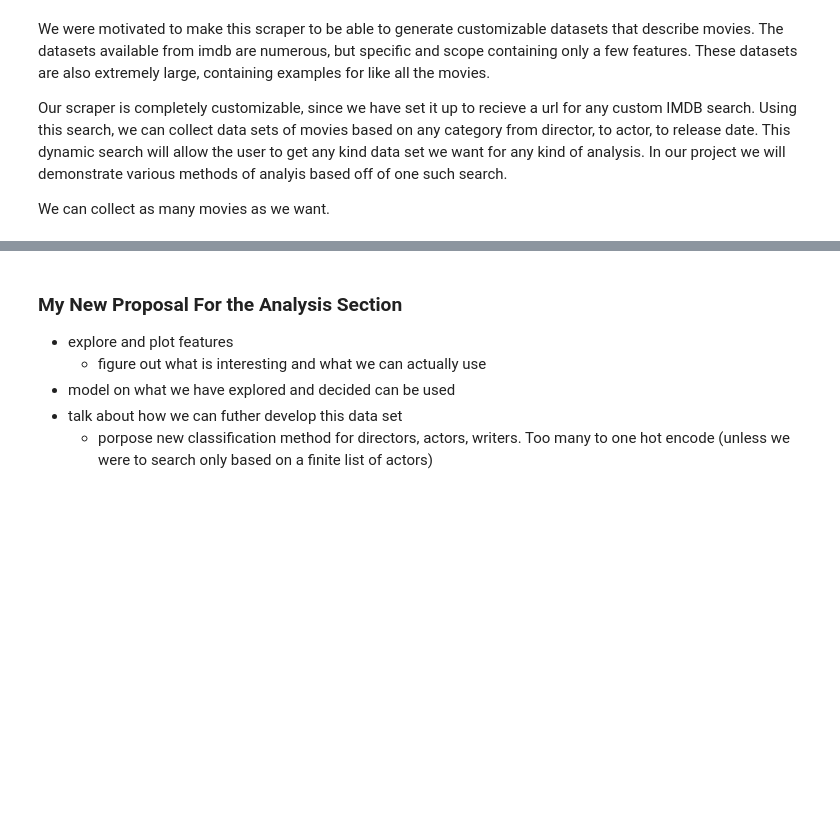
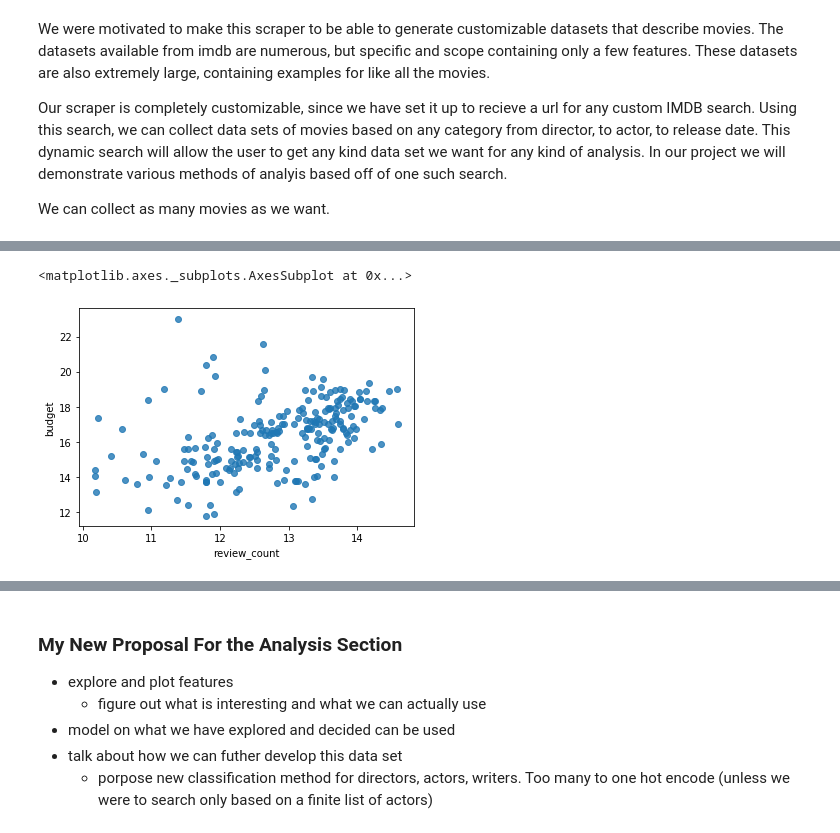
Before and after one commit to nlgriffin/IMDB_Scraper, a Jupyter notebook: will_exploration.ipynb, the cells around one changed output, grey strips where cells are left out. Saved outputs shown, nothing was run; the diff lists cells and outputs as text; code cells hidden in the pictures; blank space fills up the shorter version.

```diff
--- a/will_exploration.ipynb
+++ b/will_exploration.ipynb
@@ -46,0 +53,5 @@ movies
+# %%
+sns.regplot(np.log(movies['review_count']), np.log(movies['budget']))
+# %% [output]
+<matplotlib.axes._subplots.AxesSubplot at 0x...>
+[figure, added]
```
Also changed, not shown: parts of 9 cells of this notebook, 6 other files.
